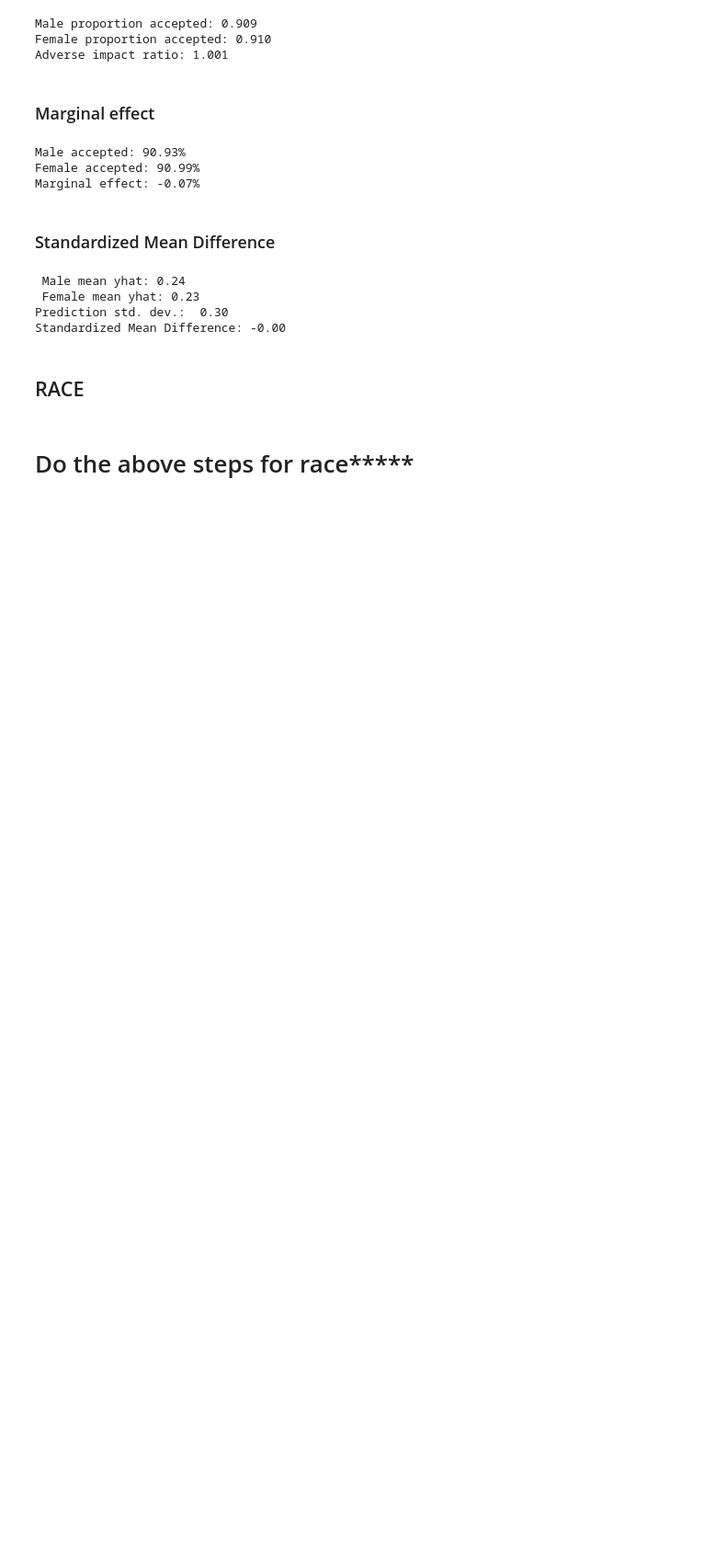
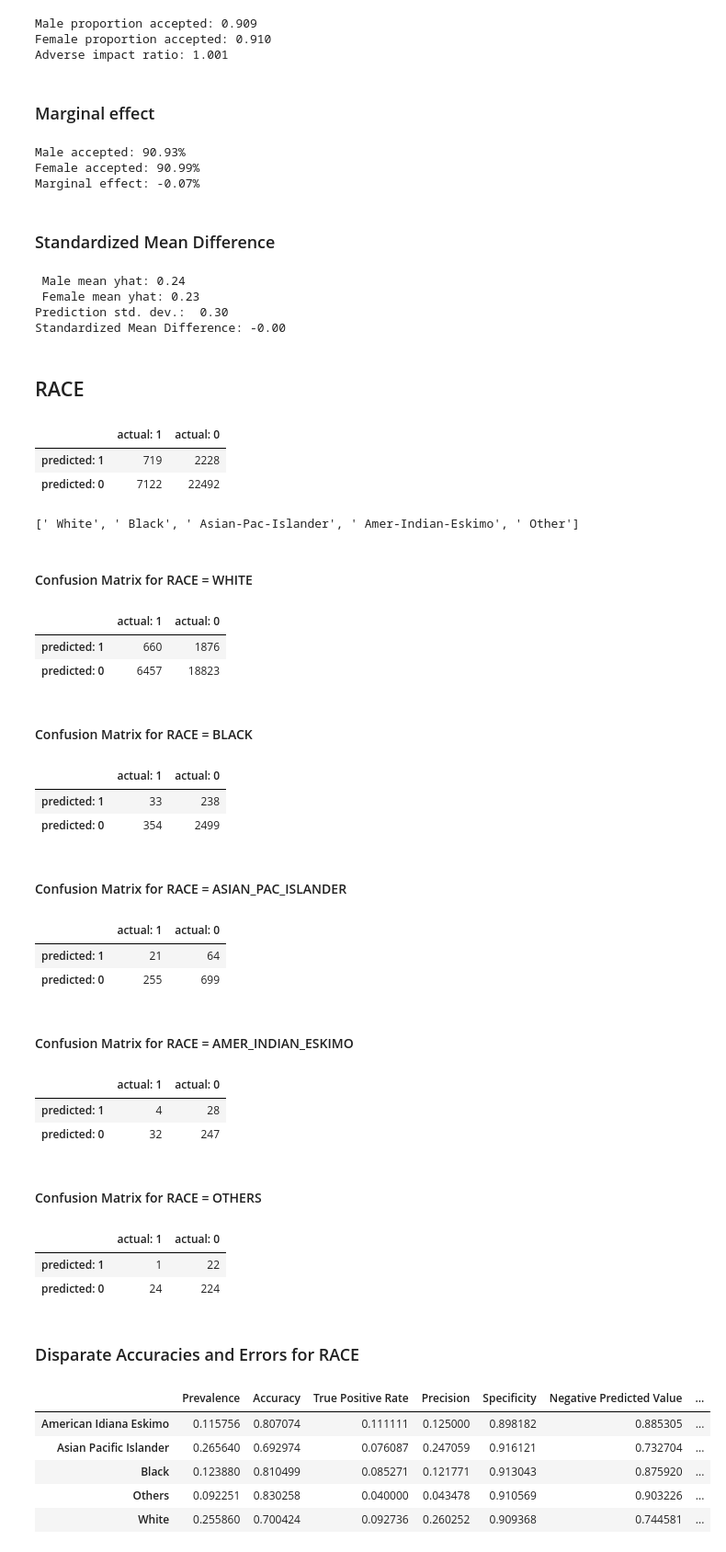
Before and after one commit to avecsally/Discover_Discriminatory_Bias_in_High_Accuracy_Models_Embedded_in_Machine_Learning_Algorithms, a Jupyter notebook: paper.ipynb, the cells around one changed output. Shown at 92% size. Cells and saved outputs as stored; diff of their text form; code cells hidden in the pictures; blank space fills up the shorter version.

```diff
--- a/paper.ipynb
+++ b/paper.ipynb
@@ -972,5 +957,76 @@ Prediction std. dev.:  0.30
 Standardized Mean Difference: -0.00
 # %% [markdown]
 ## RACE
-# %% [markdown]
-# Do the above steps for race*****
+# %%
+evaluate.get_confusion_matrix(predict,'actual','prediction', cutoff=best_cut)
+# %% [output]
+|  | actual: 1 | actual: 0 |
+| predicted: 1 | 719 | 2228 |
+| predicted: 0 | 7122 | 22492 |
+# %%
+race_levels = list(predict['race'].unique())
+race_levels
+# %% [output]
+[' White', ' Black', ' Asian-Pac-Islander', ' Amer-Indian-Eskimo', ' Other']
+# %% [markdown]
+#### Confusion Matrix for RACE = WHITE
+# %%
+white_cm = evaluate.get_confusion_matrix(predict,'actual','prediction', by='race', level=' White', cutoff=best_cut)
+white_cm
+# %% [output]
+|  | actual: 1 | actual: 0 |
+| predicted: 1 | 660 | 1876 |
+| predicted: 0 | 6457 | 18823 |
+# %% [markdown]
+#### Confusion Matrix for RACE = BLACK
+# %%
+black_cm = evaluate.get_confusion_matrix(predict,'actual','prediction', by='race', level=' Black', cutoff=best_cut)
+black_cm
+# %% [output]
+|  | actual: 1 | actual: 0 |
+| predicted: 1 | 33 | 238 |
+| predicted: 0 | 354 | 2499 |
+# %% [markdown]
+#### Confusion Matrix for RACE = ASIAN_PAC_ISLANDER
+# %%
+asian_pac_cm = evaluate.get_confusion_matrix(predict,'actual','prediction', by='race', level=' Asian-Pac-Islander', cutoff=best_cut)
+asian_pac_cm
+# %% [output]
+|  | actual: 1 | actual: 0 |
+| predicted: 1 | 21 | 64 |
+| predicted: 0 | 255 | 699 |
+# %% [markdown]
+#### Confusion Matrix for RACE = AMER_INDIAN_ESKIMO
+# %%
+ame_indi_cm = evaluate.get_confusion_matrix(predict,'actual','prediction', by='race', level=' Amer-Indian-Eskimo', cutoff=best_cut)
+ame_indi_cm
+# %% [output]
+|  | actual: 1 | actual: 0 |
+| predicted: 1 | 4 | 28 |
+| predicted: 0 | 32 | 247 |
+# %% [markdown]
+#### Confusion Matrix for RACE = OTHERS
+# %%
+others_cm = evaluate.get_confusion_matrix(predict,'actual','prediction', by='race', level=' Other', cutoff=best_cut)
+others_cm
+# %% [output]
+|  | actual: 1 | actual: 0 |
+| predicted: 1 | 1 | 22 |
+| predicted: 0 | 24 | 224 |
+# %% [markdown]
+### Disparate Accuracies and Errors for RACE
+# %%
+cm_dict_race = {'White': white_cm,
+                'Black': black_cm,
+                'Asian Pacific Islander': asian_pac_cm,
+                'American Idiana Eskimo': ame_indi_cm,
+                'Others': others_cm} # group fairness metrics are based on confusion matrices
+metrics_frame, disp_frame = debug.get_metrics_ratios(cm_dict_race, 'White') # calculate metrics and ratios
+metrics_frame # display results
+# %% [output]
+|  | Prevalence | Accuracy | True Positive Rate | Precision | Specificity | Negative Predicted Value | ... |
+| American Idiana Eskimo | 0.115756 | 0.807074 | 0.111111 | 0.125000 | 0.898182 | 0.885305 | ... |
+| Asian Pacific Islander | 0.265640 | 0.692974 | 0.076087 | 0.247059 | 0.916121 | 0.732704 | ... |
+| Black | 0.123880 | 0.810499 | 0.085271 | 0.121771 | 0.913043 | 0.875920 | ... |
+| Others | 0.092251 | 0.830258 | 0.040000 | 0.043478 | 0.910569 | 0.903226 | ... |
+| White | 0.255860 | 0.700424 | 0.092736 | 0.260252 | 0.909368 | 0.744581 | ... |
```
Also changed, not shown: parts of 33 cells of this notebook.
